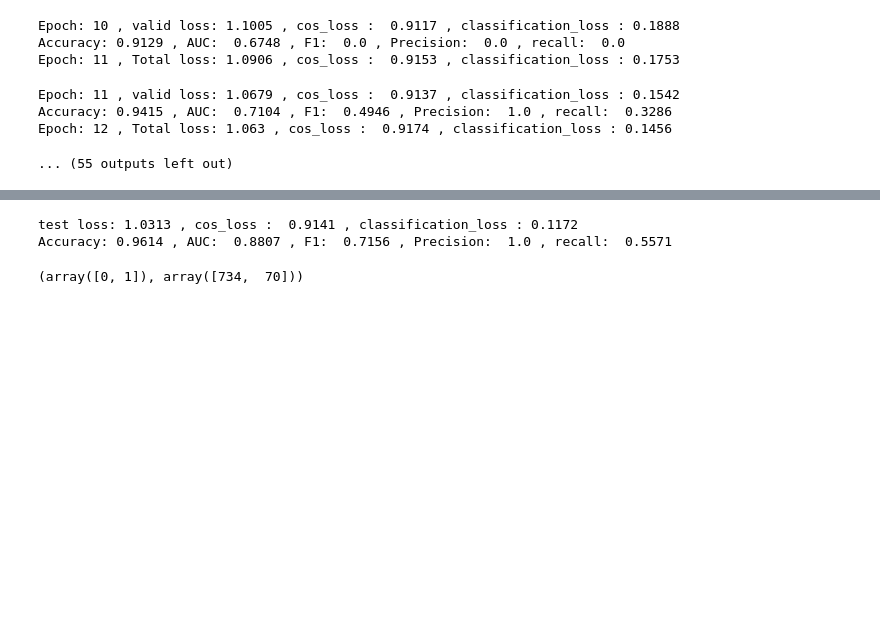
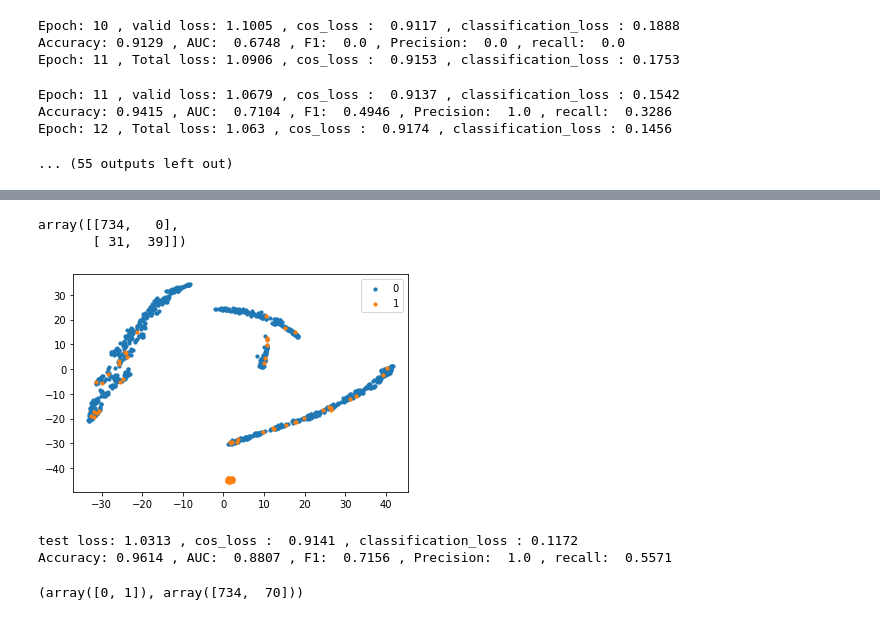
Before and after one commit to MH-Lee/ehr_project, a Jupyter notebook: refine_code_noconst.ipynb, the cells around one changed output, grey strips where cells are left out. Saved outputs shown, nothing was run; the diff lists cells and outputs as text; code cells hidden in the pictures; blank space fills up the shorter version.

Commit message:
plot add

```diff
--- a/refine_code_noconst.ipynb
+++ b/refine_code_noconst.ipynb
@@ -402,6 +402,8 @@ Epoch: 11 , valid loss: 1.0679 , cos_loss :  0.9137 , classification_loss : 0.15
 Accuracy: 0.9415 , AUC:  0.7104 , F1:  0.4946 , Precision:  1.0 , recall:  0.3286
 Epoch: 12 , Total loss: 1.063 , cos_loss :  0.9174 , classification_loss : 0.1456
 ... (55 outputs left out)
+# %%
+model_1_save_path = './results/20240423/model_lr0.001_classi1_dim64_hid256_layer5_epoch35_no_center_total_label_time_feature_0.5_180651.pth'
 # %%
 total_te_loss = 0
 total_te_cos_loss = 0
@@ -419,7 +421,7 @@ model_1.load_state_dict(torch.load(model_1_path))
 model_1.eval()
 
 with torch.no_grad():
-    for batch_data in tqdm(test_loader):
+    for batch_idx, batch_data in enumerate(tqdm(test_loader)):
         te_labels = batch_data['label'].to(device)
         te_output_1, te_next_visit_output_1, te_final_visit_classification_1, te_final_visit_1 = model_1(batch_data)
         y_te = torch.ones(te_output_1.size(0), dtype=torch.float, device=device)
@@ -439,6 +441,15 @@ with torch.no_grad():
         te_predictions_list.extend(te_predictions.cpu().numpy())
         te_probabilities_list.extend(te_probs[:,1].cpu().numpy())
 
+        if batch_idx == 0:
+            test_visit_embedding = te_final_visit_1.detach().cpu().numpy()
+            test_label_numpy = te_labels.detach().cpu().numpy()
+        else:
+            add_visit_embedding = te_final_visit_1.detach().cpu().numpy()
+            add_label_numpy = te_labels.detach().cpu().numpy()
+            test_visit_embedding = np.concatenate((test_visit_embedding, add_visit_embedding), axis=0)
+            test_label_numpy = np.concatenate((test_label_numpy, add_label_numpy))
+
     avg_te_loss = total_te_loss / len(test_loader)
     avg_te_cos_loss = total_te_cos_loss / len(test_loader)
     avg_te_classi_loss = total_te_classi_loss / len(test_loader)
@@ -445,3 +475,23 @@ with torch.no_grad():
+# %%
+confusion_matrix(te_labels_list, te_predictions_list)
+# %% [output]
+array([[734,   0],
+       [ 31,  39]])
+# %%
+from sklearn.manifold import TSNE
+import matplotlib.pyplot as plt
+
+tsne_model = TSNE(n_components=2)
+reduction_emb = tsne_model.fit_transform(test_visit_embedding)
+# %%
+fig, ax = plt.subplots()
+for g in np.unique(test_label_numpy):
+    ix = np.where(test_label_numpy == g)
+    ax.scatter(reduction_emb[ix, 0], reduction_emb[ix, 1], label = g, s = 10)
+ax.legend()
+plt.show()
+# %% [output]
+[figure, added]
 # %%
 # 성능 지표 계산
 accuracy = accuracy_score(te_labels_list, te_predictions_list)
```
Also changed, not shown: parts of 3 cells of this notebook, 6 other files.
